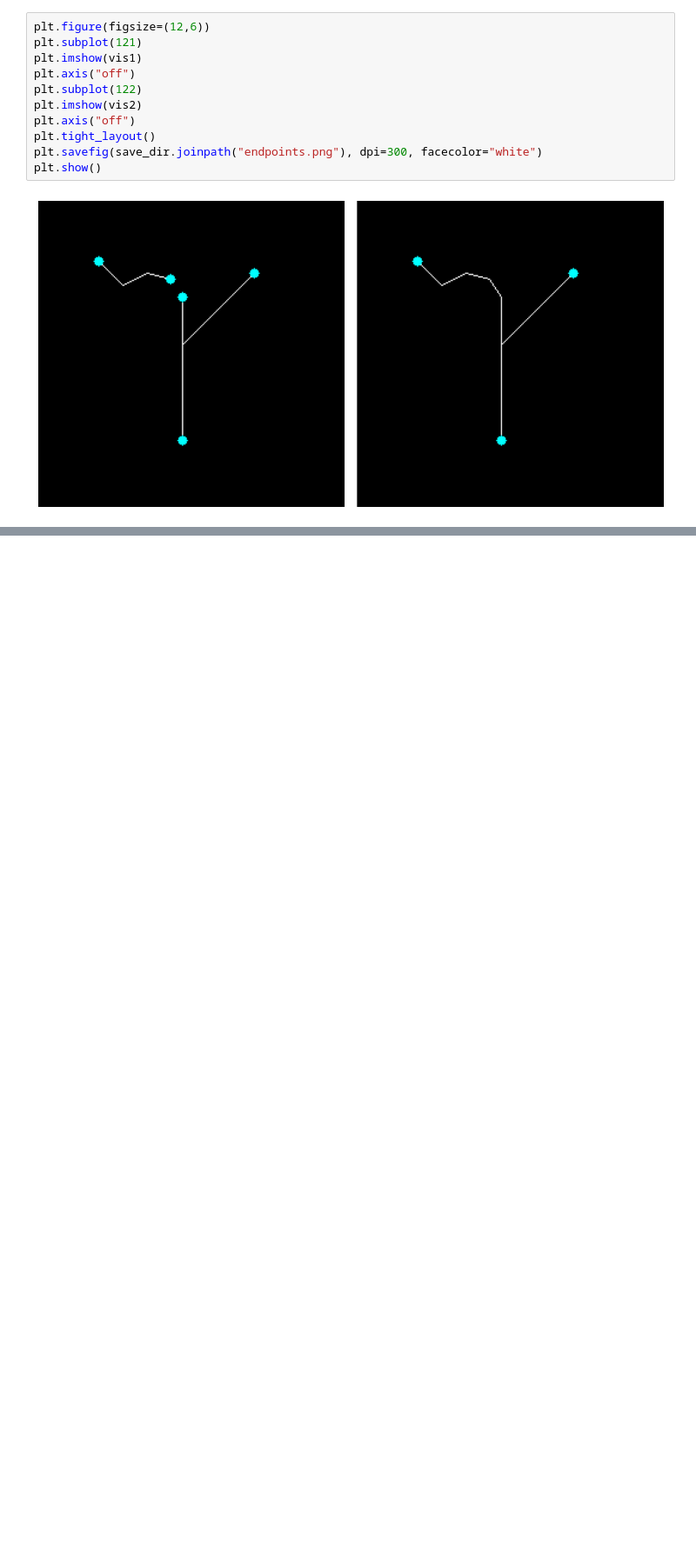
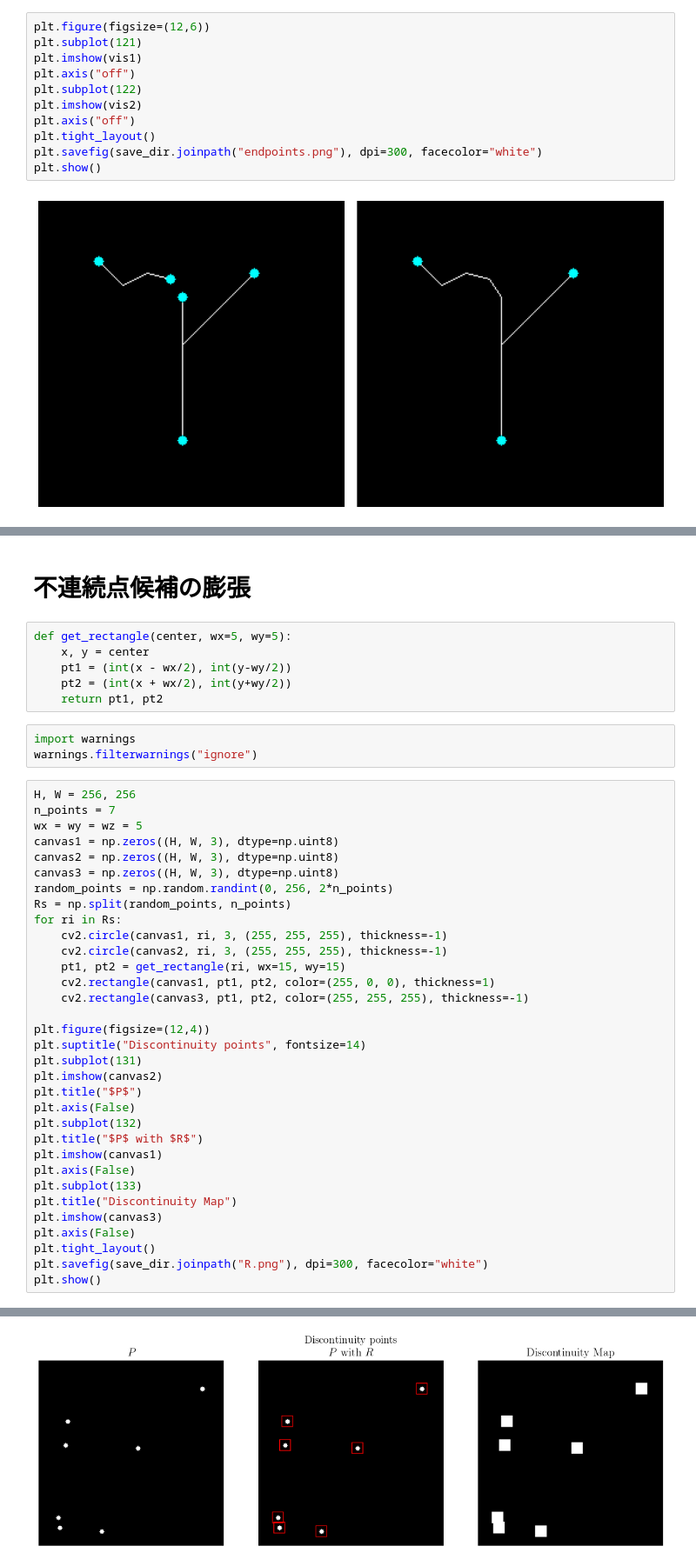
Before and after one commit to TakedaKatsuji/shioru, a Jupyter notebook: jupyters/papers/GLCP.ipynb, the cells around one changed output, grey strips where cells are left out. Shown at 87% size. Drawn from its saved outputs; the diff is of its cells as text; blank space fills up the shorter version.

```diff
--- a/jupyters/papers/GLCP.ipynb
+++ b/jupyters/papers/GLCP.ipynb
@@ -74,0 +64,45 @@ endpoints = np.logical_and(bin_skel == 1, neighbor_count == 2)
+# %% [markdown]
+# 不連続点候補の膨張
+# %%
+def get_rectangle(center, wx=5, wy=5):
+    x, y = center
+    pt1 = (int(x - wx/2), int(y-wy/2))
+    pt2 = (int(x + wx/2), int(y+wy/2))
+    return pt1, pt2
+# %%
+import warnings
+warnings.filterwarnings("ignore")
+# %%
+H, W = 256, 256
+n_points = 7
+wx = wy = wz = 5
+canvas1 = np.zeros((H, W, 3), dtype=np.uint8)
+canvas2 = np.zeros((H, W, 3), dtype=np.uint8)
+canvas3 = np.zeros((H, W, 3), dtype=np.uint8)
+random_points = np.random.randint(0, 256, 2*n_points)
+Rs = np.split(random_points, n_points)
+for ri in Rs:
+    cv2.circle(canvas1, ri, 3, (255, 255, 255), thickness=-1)
+    cv2.circle(canvas2, ri, 3, (255, 255, 255), thickness=-1)
+    pt1, pt2 = get_rectangle(ri, wx=15, wy=15)
+    cv2.rectangle(canvas1, pt1, pt2, color=(255, 0, 0), thickness=1)
+    cv2.rectangle(canvas3, pt1, pt2, color=(255, 255, 255), thickness=-1)
+
+plt.figure(figsize=(12,4))
+plt.suptitle("Discontinuity points", fontsize=14)
+plt.subplot(131)
+plt.imshow(canvas2)
+plt.title("$P$")
+plt.axis(False)
+plt.subplot(132)
+plt.title("$P$ with $R$")
+plt.imshow(canvas1)
+plt.axis(False)
+plt.subplot(133)
+plt.title("Discontinuity Map")
+plt.imshow(canvas3)
+plt.axis(False)
+plt.tight_layout()
+plt.savefig(save_dir.joinpath("R.png"), dpi=300, facecolor="white")
+plt.show()
+# %% [output]
@@ -74,0 +126 @@ endpoints = np.logical_and(bin_skel == 1, neighbor_count == 2)
+[figure, added]
```
Also changed, not shown: parts of 3 cells of this notebook, 3 other files.
